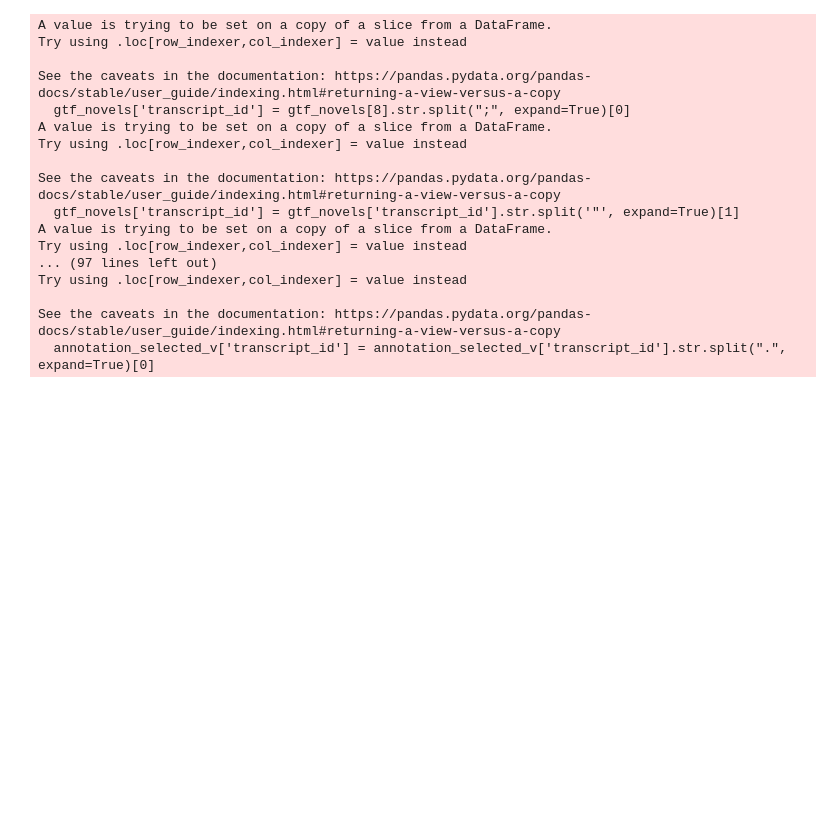
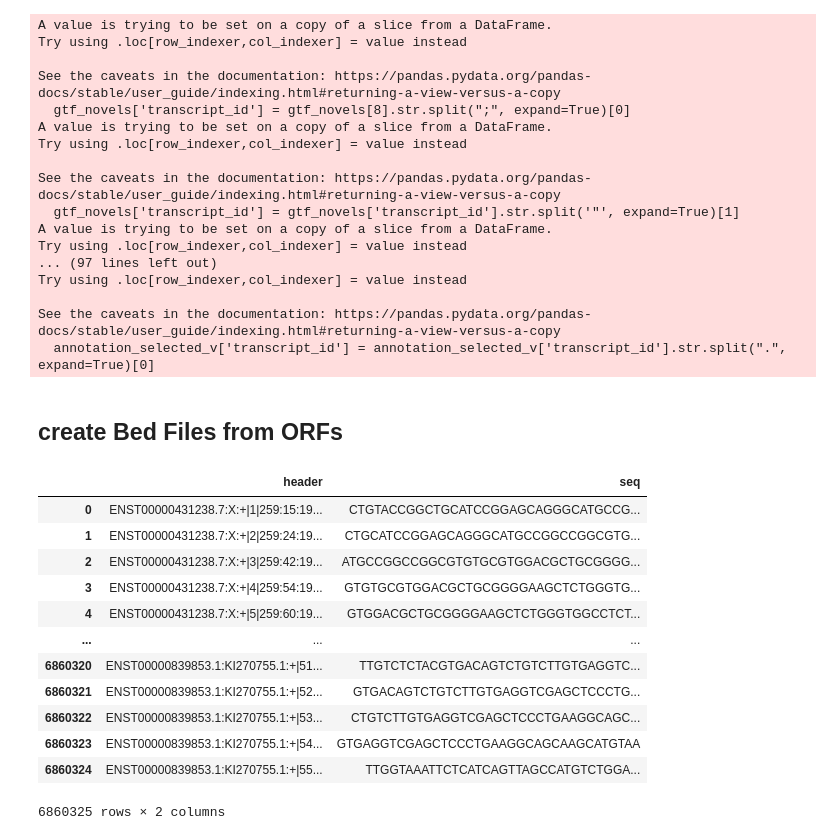
Before and after one commit to MartaEspinosa/TestisRestricted_MP, a Jupyter notebook: TSTR_Pipeline/0_PipelineSpecies_human47.ipynb, the cells around one changed output. Drawn from its saved outputs; the diff is of its cells as text; code cells hidden in the pictures; blank space fills up the shorter version.

```diff
--- a/TSTR_Pipeline/0_PipelineSpecies_human47.ipynb
+++ b/TSTR_Pipeline/0_PipelineSpecies_human47.ipynb
@@ -677,3 +678,27 @@ Try using .loc[row_indexer,col_indexer] = value instead
 
 See the caveats in the documentation: https://pandas.pydata.org/pandas-docs/stable/user_guide/indexing.html#returning-a-view-versus-a-copy
   annotation_selected_v['transcript_id'] = annotation_selected_v['transcript_id'].str.split(".", expand=True)[0]
+# %% [markdown]
+## create Bed Files from ORFs
+# %%
+## Create fasta of translated sequences from candidates
+specie = "human"
+fasta=os.path.join("/users/genomics/marta/TestisProject_SaraRazquin/with_TranscriptomeReconstruction/v47/human/RiboNovel_MultMap_1to1/Annotation/candidateORF.fa")
+fasta_df_input = pd.read_csv(fasta, sep="\t", header=None)
+fasta_df = pd.DataFrame({'header':fasta_df_input[0].iloc[::2].values, 'seq':fasta_df_input[0].iloc[1::2].values})
+fasta_df['header'] = fasta_df.header.str[1:]
+fasta_df
+# %% [output]
+|  | header | seq |
+| 0 | ENST00000431238.7:X:+|1|259:15:19... | CTGTACCGGCTGCATCCGGAGCAGGGCATGCCG... |
+| 1 | ENST00000431238.7:X:+|2|259:24:19... | CTGCATCCGGAGCAGGGCATGCCGGCCGGCGTG... |
+| 2 | ENST00000431238.7:X:+|3|259:42:19... | ATGCCGGCCGGCGTGTGCGTGGACGCTGCGGGG... |
+| 3 | ENST00000431238.7:X:+|4|259:54:19... | GTGTGCGTGGACGCTGCGGGGAAGCTCTGGGTG... |
+| 4 | ENST00000431238.7:X:+|5|259:60:19... | GTGGACGCTGCGGGGAAGCTCTGGGTGGCCTCT... |
+| ... | ... | ... |
+| 6860320 | ENST00000839853.1:KI270755.1:+|51... | TTGTCTCTACGTGACAGTCTGTCTTGTGAGGTC... |
+| 6860321 | ENST00000839853.1:KI270755.1:+|52... | GTGACAGTCTGTCTTGTGAGGTCGAGCTCCCTG... |
+| 6860322 | ENST00000839853.1:KI270755.1:+|53... | CTGTCTTGTGAGGTCGAGCTCCCTGAAGGCAGC... |
+| 6860323 | ENST00000839853.1:KI270755.1:+|54... | GTGAGGTCGAGCTCCCTGAAGGCAGCAAGCATGTAA |
+| 6860324 | ENST00000839853.1:KI270755.1:+|55... | TTGGTAAATTCTCATCAGTTAGCCATGTCTGGA... |
+6860325 rows × 2 columns
```
Also changed, not shown: parts of 6 cells of this notebook, 54 other files.
